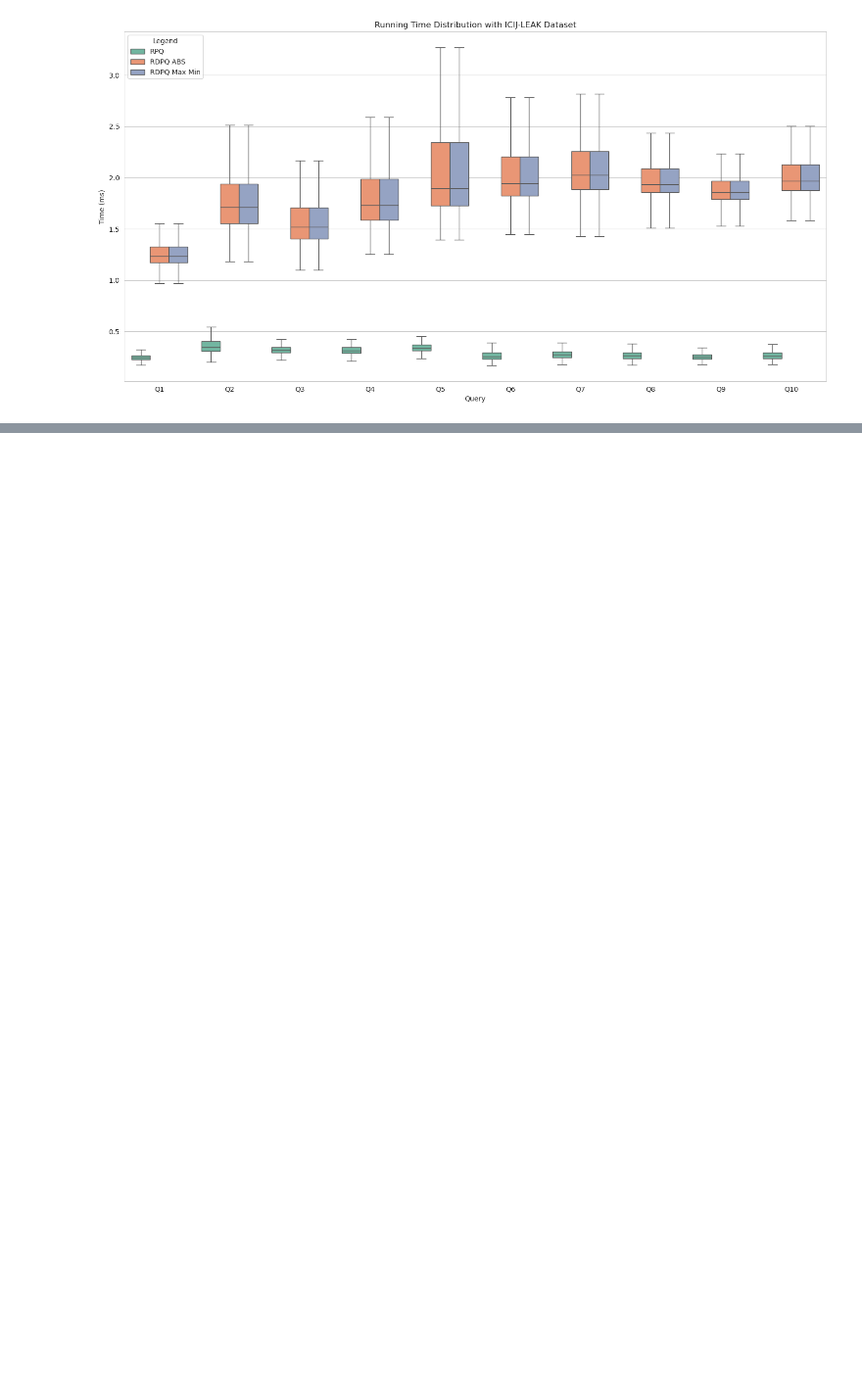
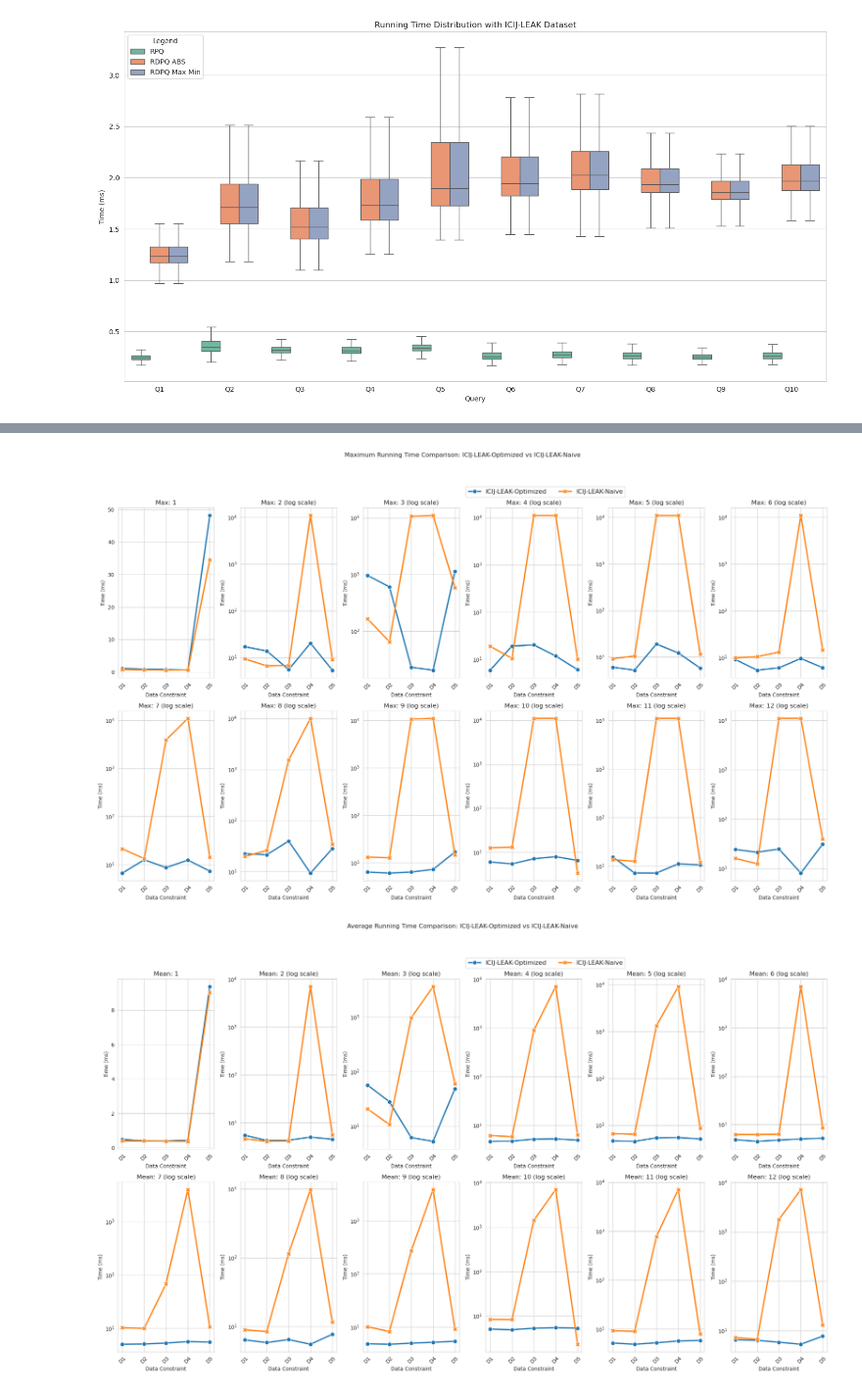
Before and after one commit to Wanshuiquan/MillenniumDB, a Jupyter notebook: evaluation/refine-case-study/case-studies.ipynb, the cells around one changed output, grey strips where cells are left out. Shown at 98% size. Saved outputs shown, nothing was run; the diff lists cells and outputs as text; code cells hidden in the pictures; blank space fills up the shorter version.

Commit message:
plot function need to be updated

```diff
--- a/evaluation/refine-case-study/case-studies.ipynb
+++ b/evaluation/refine-case-study/case-studies.ipynb
@@ -58,9 +58,9 @@ plt.show()
 import pickle
 import numpy as np
 import functools
-with open("telecom-free/telecom_statistic.pkl","rb+") as f:
+with open("icij-leak/icij_leak_statistic.pkl","rb+") as f:
     data_ytb = pickle.loads(f.read())
-with open("telecom-naive-free/telecom_naive_statistic.pkl","rb+") as f1:
+with open("icij-leak-naive/icij_leak_naive_statistic.pkl","rb+") as f1:
     data_ytb1 = pickle.loads(f1.read())
 
 for i in range(len(data_ytb)):
@@ -85,0 +317,5 @@ RDPQ Q125 query, the max time difference is -30893.700 ms, the average time diff
+# %%
+plot_compare("pokec/pokec_statistic.pkl", "pokec-naive/pokec_naive_statistic.pkl", "ICIJ-LEAK", 10, True)
+# %% [output]
+[figure, added]
+[figure, added]
```
Also changed, not shown: parts of 6 cells of this notebook, 6 other files.
